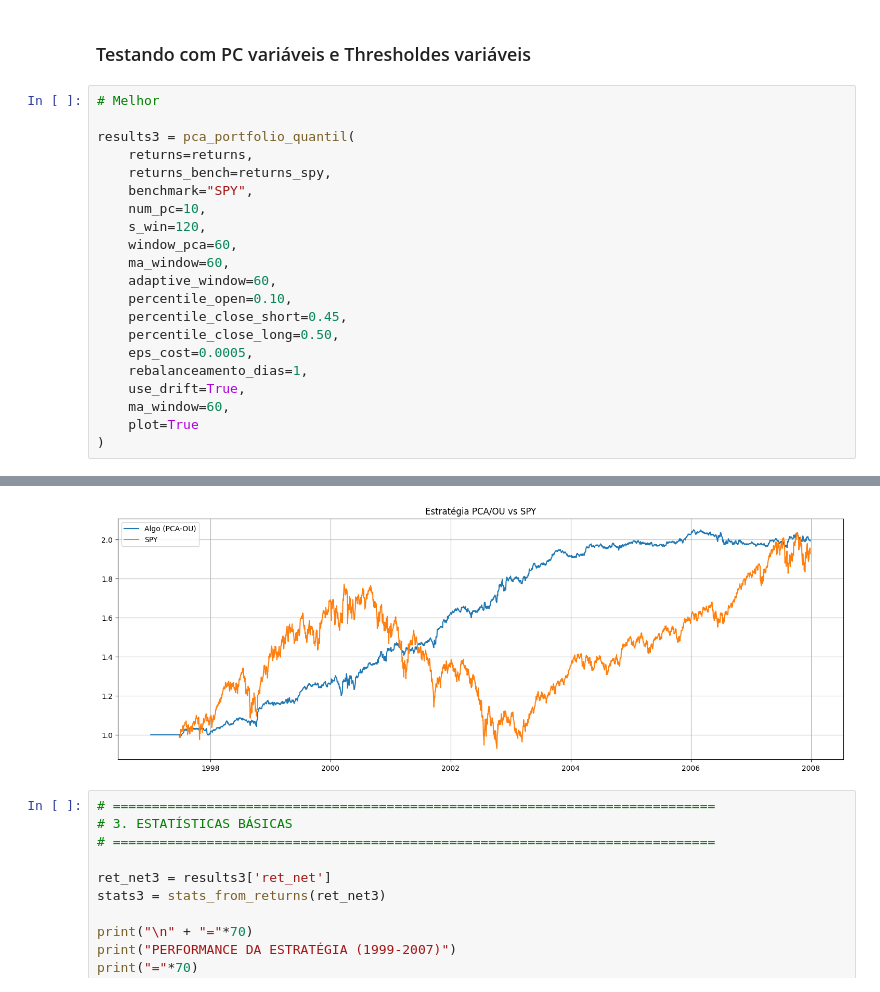
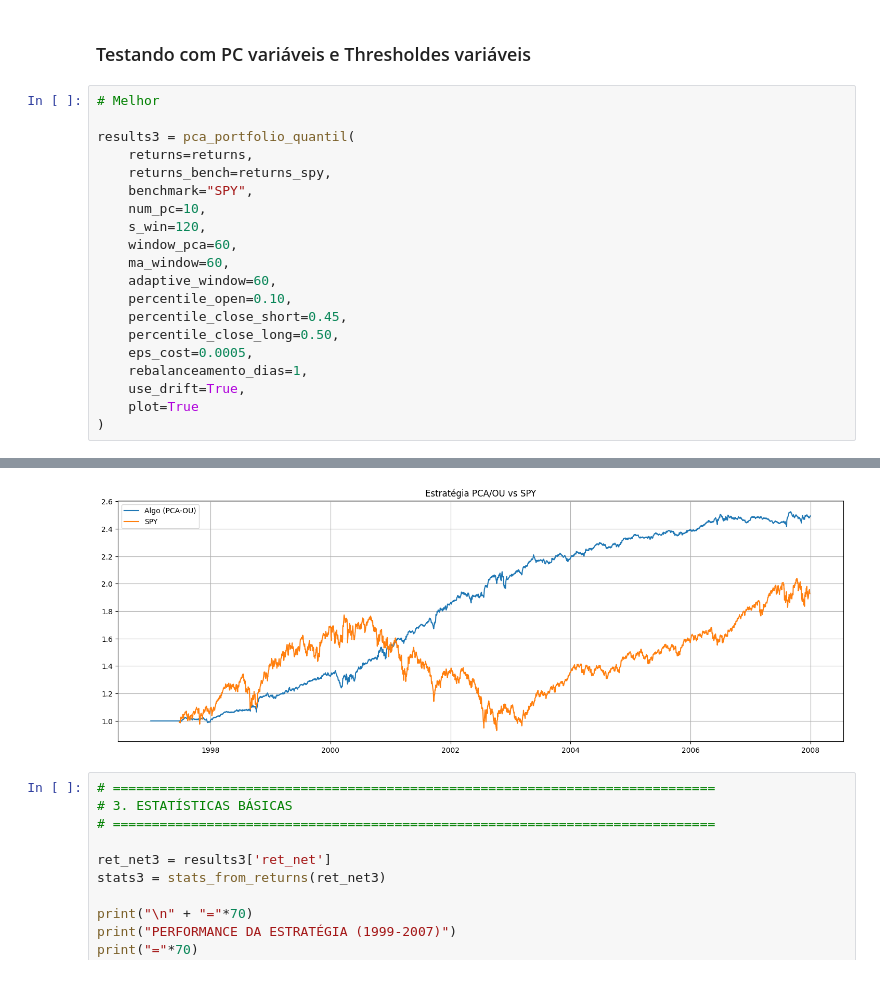
Before and after one commit to savio160502/Statistical-Arbitrage, a Jupyter notebook: run_backtest.ipynb, the cells around one changed output, grey strips where cells are left out. Drawn from its saved outputs; the diff is of its cells as text.

```diff
--- a/run_backtest.ipynb
+++ b/run_backtest.ipynb
@@ -432,7 +451,6 @@ results3 = pca_portfolio_quantil(
     eps_cost=0.0005,
     rebalanceamento_dias=1,
     use_drift=True,
-    ma_window=60,
     plot=True
 )
 # %% [output]
@@ -456,4 +474,4 @@ Tempo : 2007-12-28 00:00:00
-[figure, old version]
+[figure, new version]
 # %%
 # =============================================================================
 # 3. ESTATÍSTICAS BÁSICAS
```
Also changed, not shown: parts of 8 cells of this notebook, 1 other file.
